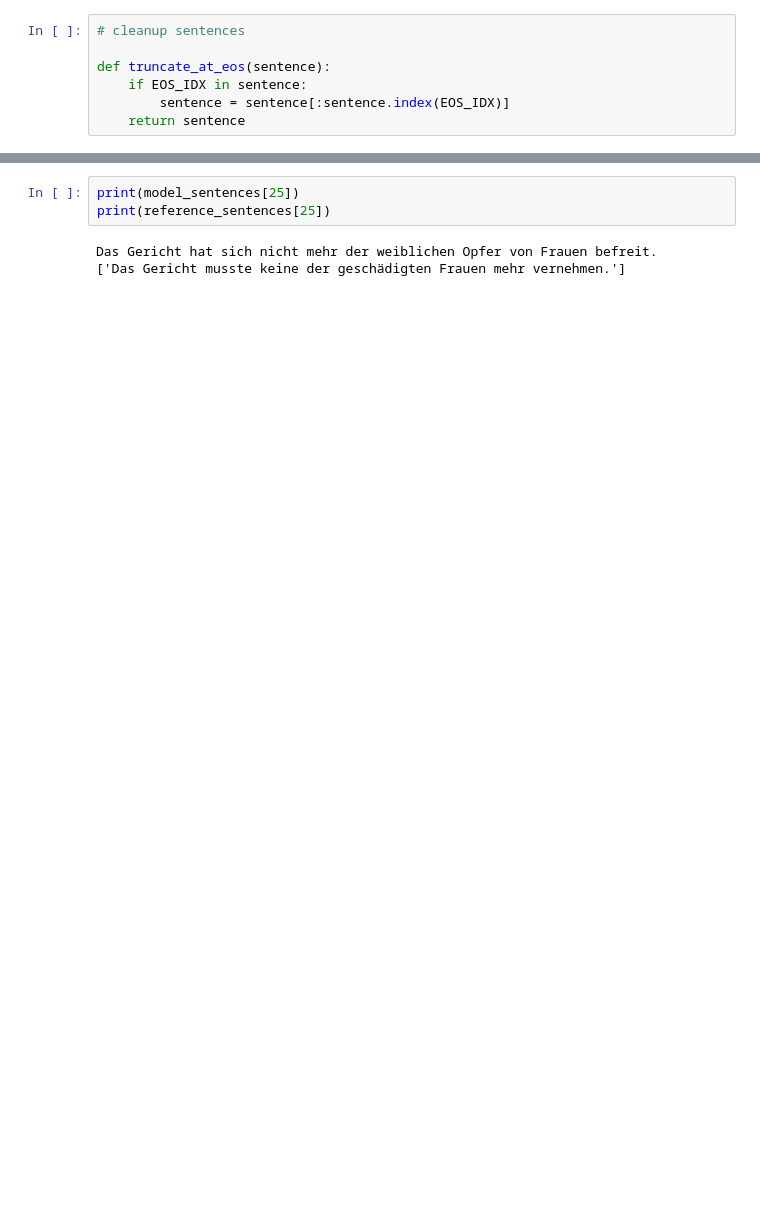
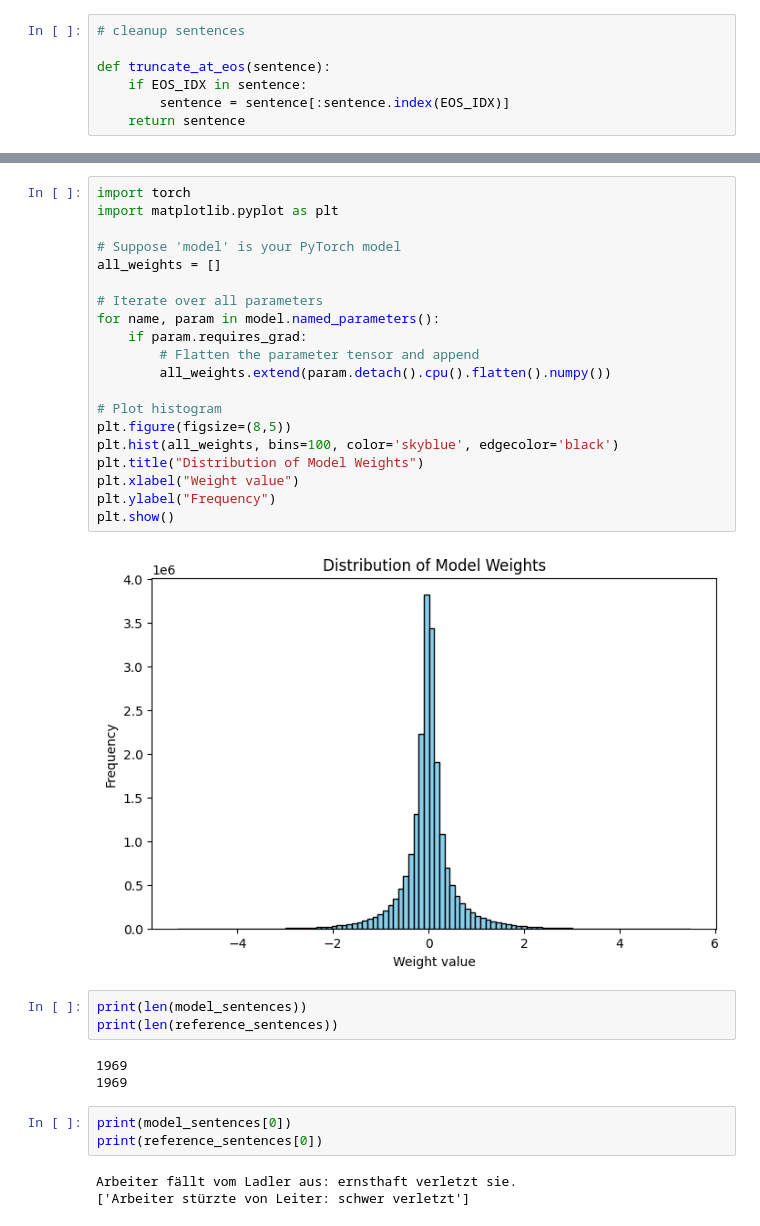
Before and after one commit to hicalvin03/Eng-German-seq2seq-translator, a Jupyter notebook: model.ipynb, the cells around one changed output, grey strips where cells are left out. Drawn from its saved outputs; the diff is of its cells as text; blank space fills up the shorter version.

```diff
--- a/model.ipynb
+++ b/model.ipynb
@@ -503,6 +534,34 @@ print(np.percentile(lengths, [50, 75, 90, 95, 99]))
+# %%
+import torch
+import matplotlib.pyplot as plt
+
+# Suppose 'model' is your PyTorch model
+all_weights = []
+
+# Iterate over all parameters
+for name, param in model.named_parameters():
+    if param.requires_grad:
+        # Flatten the parameter tensor and append
+        all_weights.extend(param.detach().cpu().flatten().numpy())
+
+# Plot histogram
+plt.figure(figsize=(8,5))
+plt.hist(all_weights, bins=100, color='skyblue', edgecolor='black')
+plt.title("Distribution of Model Weights")
+plt.xlabel("Weight value")
+plt.ylabel("Frequency")
+plt.show()
+# %% [output]
+[figure, added]
+# %%
+print(len(model_sentences))
+print(len(reference_sentences))
+# %% [output]
+1969
+1969
 # %%
-print(model_sentences[25])
-print(reference_sentences[25])
+print(model_sentences[0])
+print(reference_sentences[0])
 # %% [output]
-Das Gericht hat sich nicht mehr der weiblichen Opfer von Frauen befreit.
-['Das Gericht musste keine der geschädigten Frauen mehr vernehmen.']
+Arbeiter fällt vom Ladler aus: ernsthaft verletzt sie.
+['Arbeiter stürzte von Leiter: schwer verletzt']
```
Also changed, not shown: parts of 7 cells of this notebook.
